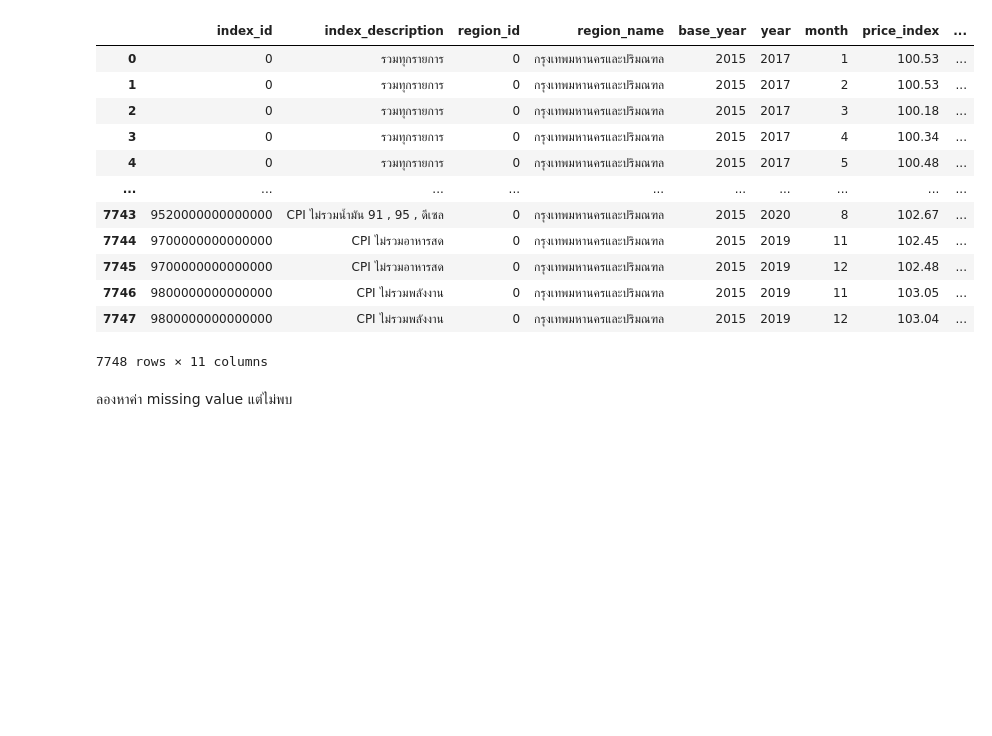
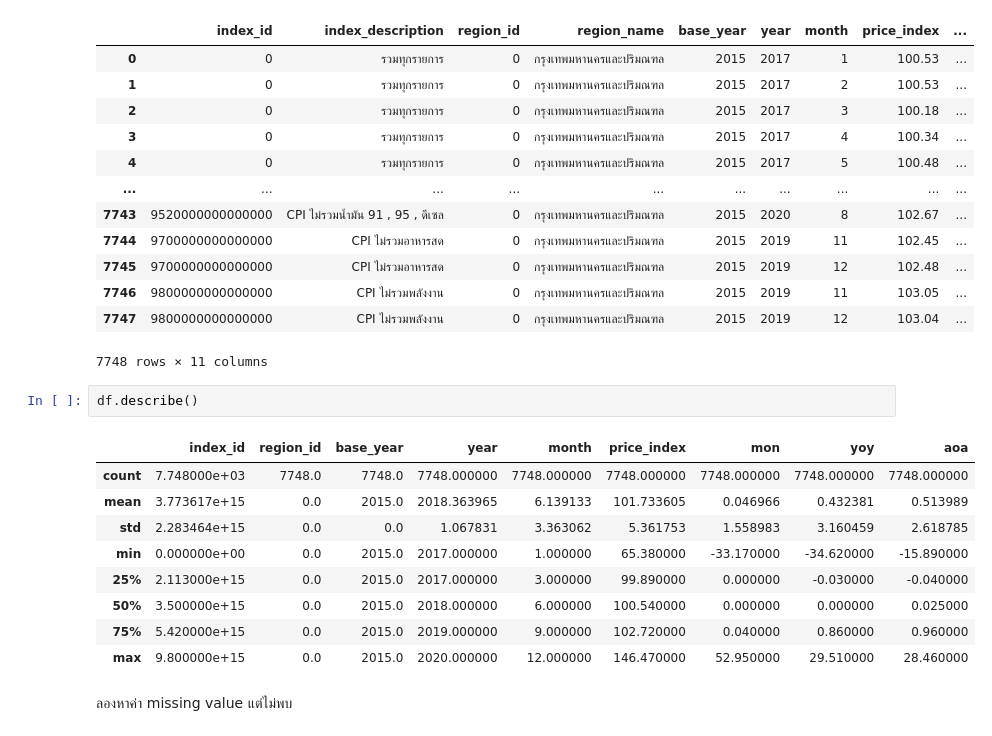
Before and after one commit to kittipon-shine/Consumer_Price_Index_DataAnalysis, a Jupyter notebook: Assignment_61070278.ipynb, the cells around one changed output. Saved outputs shown, nothing was run; the diff lists cells and outputs as text; blank space fills up the shorter version.

```diff
--- a/Assignment_61070278.ipynb
+++ b/Assignment_61070278.ipynb
@@ -180,6 +180,18 @@ df
 | 7746 | 9800000000000000 | CPI ไม่รวมพลังงาน | 0 | กรุงเทพมหานครและปริมณฑล | 2015 | 2019 | 11 | 103.05 | ... |
 | 7747 | 9800000000000000 | CPI ไม่รวมพลังงาน | 0 | กรุงเทพมหานครและปริมณฑล | 2015 | 2019 | 12 | 103.04 | ... |
 7748 rows × 11 columns
+# %%
+df.describe()
+# %% [output]
+|  | index_id | region_id | base_year | year | month | price_index | mon | yoy | aoa |
+| count | 7.748000e+03 | 7748.0 | 7748.0 | 7748.000000 | 7748.000000 | 7748.000000 | 7748.000000 | 7748.000000 | 7748.000000 |
+| mean | 3.773617e+15 | 0.0 | 2015.0 | 2018.363965 | 6.139133 | 101.733605 | 0.046966 | 0.432381 | 0.513989 |
+| std | 2.283464e+15 | 0.0 | 0.0 | 1.067831 | 3.363062 | 5.361753 | 1.558983 | 3.160459 | 2.618785 |
+| min | 0.000000e+00 | 0.0 | 2015.0 | 2017.000000 | 1.000000 | 65.380000 | -33.170000 | -34.620000 | -15.890000 |
+| 25% | 2.113000e+15 | 0.0 | 2015.0 | 2017.000000 | 3.000000 | 99.890000 | 0.000000 | -0.030000 | -0.040000 |
+| 50% | 3.500000e+15 | 0.0 | 2015.0 | 2018.000000 | 6.000000 | 100.540000 | 0.000000 | 0.000000 | 0.025000 |
+| 75% | 5.420000e+15 | 0.0 | 2015.0 | 2019.000000 | 9.000000 | 102.720000 | 0.040000 | 0.860000 | 0.960000 |
+| max | 9.800000e+15 | 0.0 | 2015.0 | 2020.000000 | 12.000000 | 146.470000 | 52.950000 | 29.510000 | 28.460000 |
 # %% [markdown]
 ลองหาค่า missing value แต่ไม่พบ
 # %%
```
Also changed, not shown: parts of 3 cells of this notebook.
